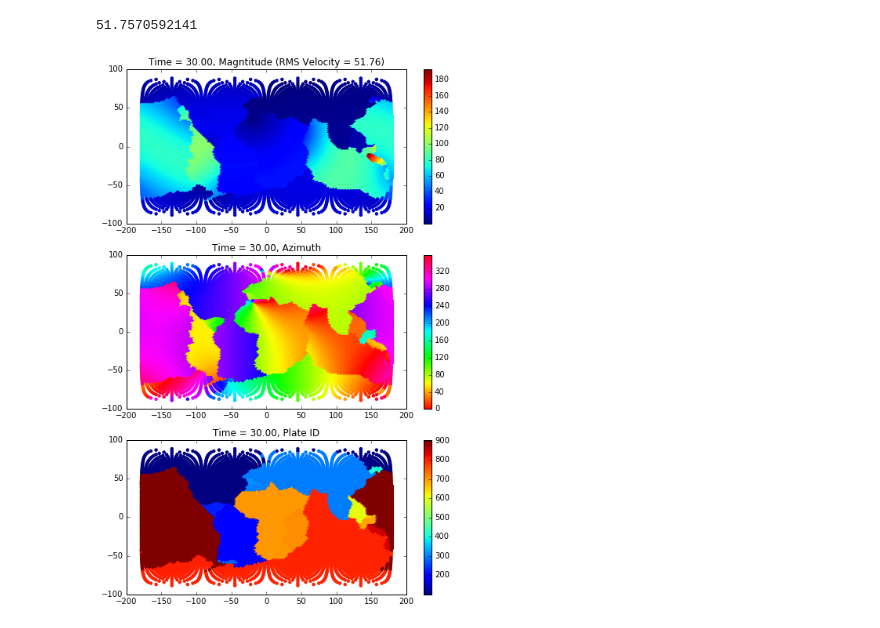
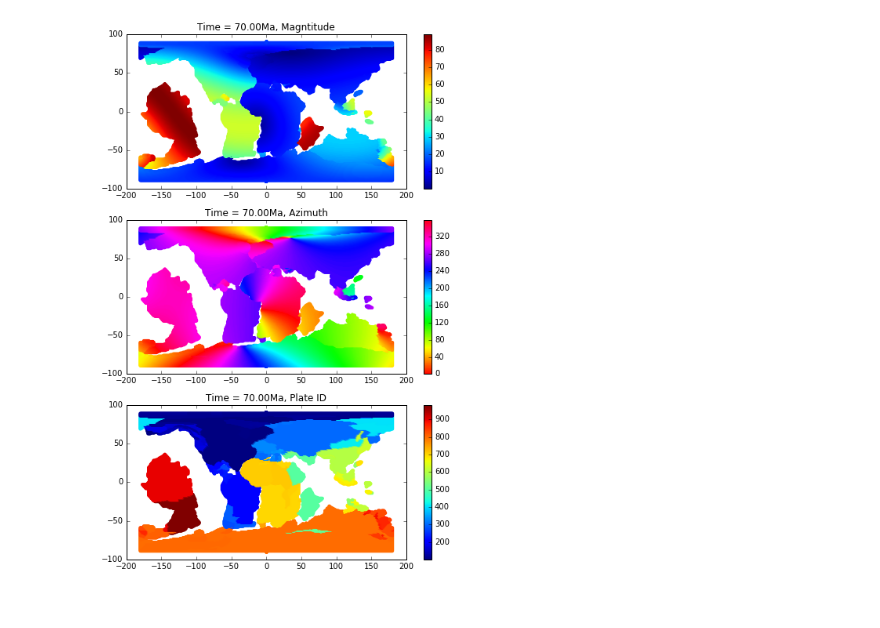
Before and after one commit to GPlates/gplates-web-service, a Jupyter notebook: python/request-plate-velocities.ipynb, the cells around one changed output. Cells and saved outputs as stored; diff of their text form; code cells hidden in the pictures.

```diff
--- a/python/request-plate-velocities.ipynb
+++ b/python/request-plate-velocities.ipynb
@@ -0,0 +1,28 @@
+# %%
+recon_time = 60
+
+# Send Request for velocities
+r = requests.get('http://127.0.0.1:8000/velocity/plate_polygons/?time=%0.2f&domain_type=%s' % \
+                 (recon_time,'healpix'),
+                 proxies=proxies)
+tpb = json.loads(r.text)
+
+data = np.asarray(tpb['coordinates'])
+
+RMS = np.sqrt(np.mean(data[:,2]**2,axis=0))
+print RMS
+
+plt.figure(figsize=(8,12))
+plt.subplot(311)
+plt.scatter(data[index,0],data[index,1],c=data[index,2],edgecolors='')
+plt.title('Time = %0.2fMa, Magnitude (RMS Velocity = %0.2f)' % (recon_time,RMS))
+plt.colorbar()
+plt.subplot(312)
+plt.scatter(data[index,0],data[index,1],c=np.degrees(data[index,3]),edgecolors='',cmap=plt.cm.hsv)
+plt.title('Time = %0.2fMa, Azimuth' % (recon_time))
+plt.colorbar()
+plt.subplot(313)
+plt.scatter(data[index,0],data[index,1],c=data[index,4],edgecolors='')
+plt.title('Time = %0.2fMa, Plate ID' % (recon_time))
+plt.colorbar()
+plt.show()
@@ -2,40 +33,38 @@
 import requests
 import json
 import geojson
 import numpy as np
 import matplotlib.pyplot as plt
 from mpl_toolkits.basemap import Basemap
 
 %matplotlib inline
 
 proxies = {'http':''}
 
-recon_time = 30
+recon_time = 70
 
 # Send Request for velocities
-r = requests.get('http://127.0.0.1:8000/velocity/plate_polygons/?time=%0.2f' % recon_time,
+r = requests.get('http://127.0.0.1:8000/velocity/static_polygons/?time=%0.2f' % recon_time,
                  proxies=proxies)
 tpb = json.loads(r.text)
 
 data = np.asarray(tpb['coordinates'])
 
-RMS = np.sqrt(np.mean(data[:,2]**2,axis=0))
-print RMS
+index = np.where(data[:,4]>0)
 
 plt.figure(figsize=(8,12))
 plt.subplot(311)
-plt.scatter(data[:,0],data[:,1],c=data[:,2],edgecolors='')
-plt.title('Time = %0.2fMa, Magntitude (RMS Velocity = %0.2f)' % (recon_time,RMS))
+plt.scatter(data[index,0],data[index,1],c=data[index,2],edgecolors='')
+plt.title('Time = %0.2fMa, Magntitude' % (recon_time))
 plt.colorbar()
 plt.subplot(312)
-plt.scatter(data[:,0],data[:,1],c=np.degrees(data[:,3]),edgecolors='',cmap=plt.cm.hsv)
+plt.scatter(data[index,0],data[index,1],c=np.degrees(data[index,3]),edgecolors='',cmap=plt.cm.hsv)
 plt.title('Time = %0.2fMa, Azimuth' % (recon_time))
 plt.colorbar()
 plt.subplot(313)
-plt.scatter(data[:,0],data[:,1],c=data[:,4],edgecolors='')
+plt.scatter(data[index,0],data[index,1],c=data[index,4],edgecolors='')
 plt.title('Time = %0.2fMa, Plate ID' % (recon_time))
 plt.colorbar()
 plt.show()
 # %% [output]
-51.7570592141
-[figure, old version]
+[figure, new version]
```
Also changed, not shown: parts of 7 cells of this notebook, 3 other files.
